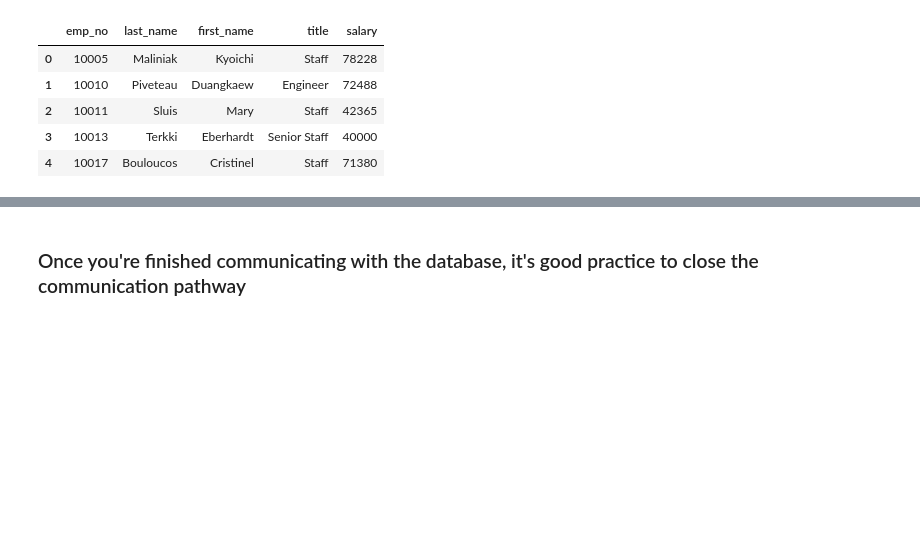
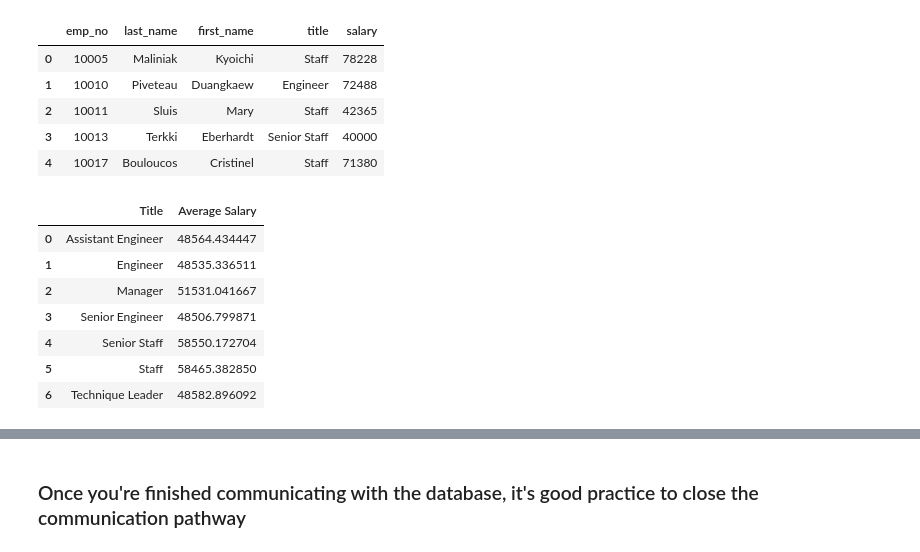
Before and after one commit to berlyflores-98/sql-challenge, a Jupyter notebook: EmployeeSQL/Bonus.ipynb, the cells around one changed output, grey strips where cells are left out. Saved outputs shown, nothing was run; the diff lists cells and outputs as text; code cells hidden in the pictures; blank space fills up the shorter version.

```diff
--- a/EmployeeSQL/Bonus.ipynb
+++ b/EmployeeSQL/Bonus.ipynb
@@ -56,3 +52,24 @@ emp_sal_title_df.head()
 | 2 | 10011 | Sluis | Mary | Staff | 42365 |
 | 3 | 10013 | Terkki | Eberhardt | Senior Staff | 40000 |
 | 4 | 10017 | Bouloucos | Cristinel | Staff | 71380 |
+# %%
+#creating DF
+sal_title_df = pd.DataFrame(columns = ["Title","Average Salary"])
+#Grouping by title
+sal_title_gb = emp_sal_title_df.groupby(['title'])
+avg_sal = sal_title_gb['salary'].mean()
+sal_title_df['Average Salary'] =  avg_sal
+#sal_title_df['Average Salary'] = sal_title_df['Average Salary'].apply(lambda x: "${:.2f}".format((x/1)))
+sal_title_df['Title']=sal_title_df.index
+sal_title_df.reset_index(inplace=True, drop=True)
+#display
+sal_title_df.head(10)
+# %% [output]
+|  | Title | Average Salary |
+| 0 | Assistant Engineer | 48564.434447 |
+| 1 | Engineer | 48535.336511 |
+| 2 | Manager | 51531.041667 |
+| 3 | Senior Engineer | 48506.799871 |
+| 4 | Senior Staff | 58550.172704 |
+| 5 | Staff | 58465.382850 |
+| 6 | Technique Leader | 48582.896092 |
```
Also changed, not shown: parts of 3 cells of this notebook.
